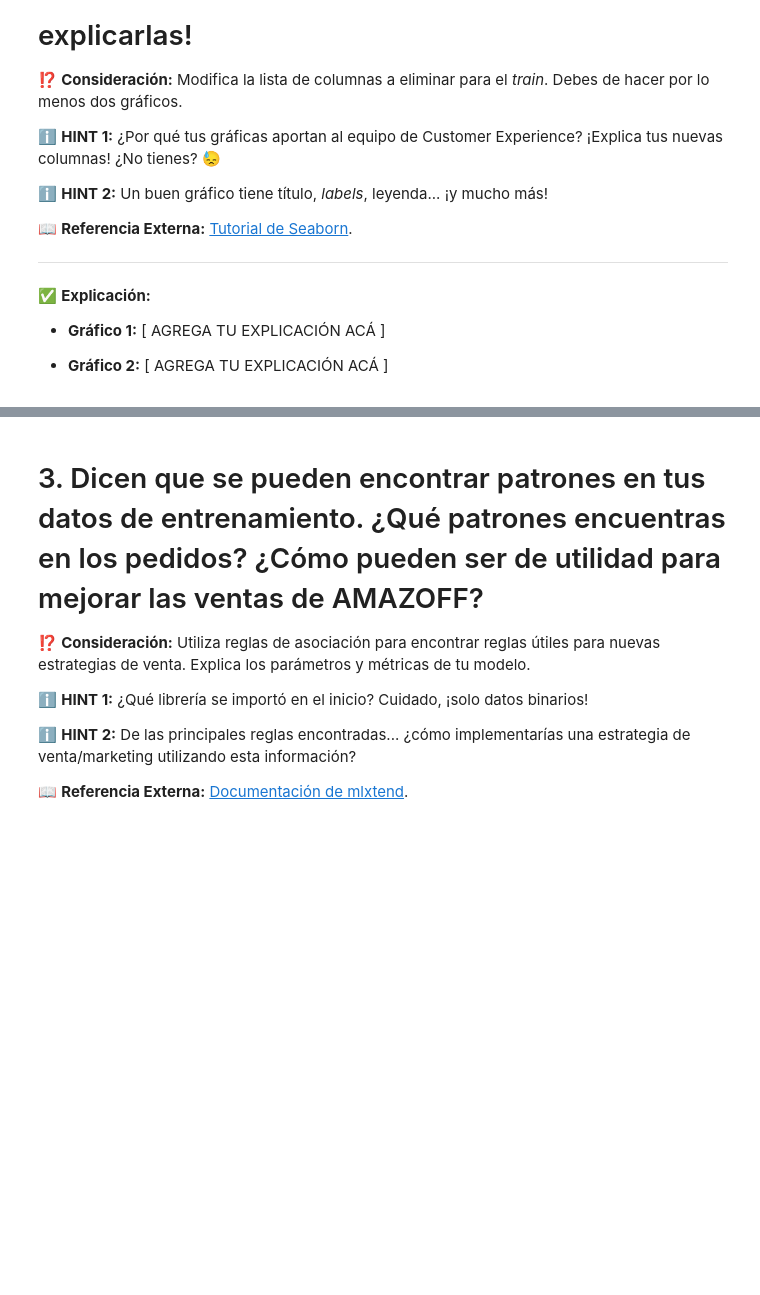
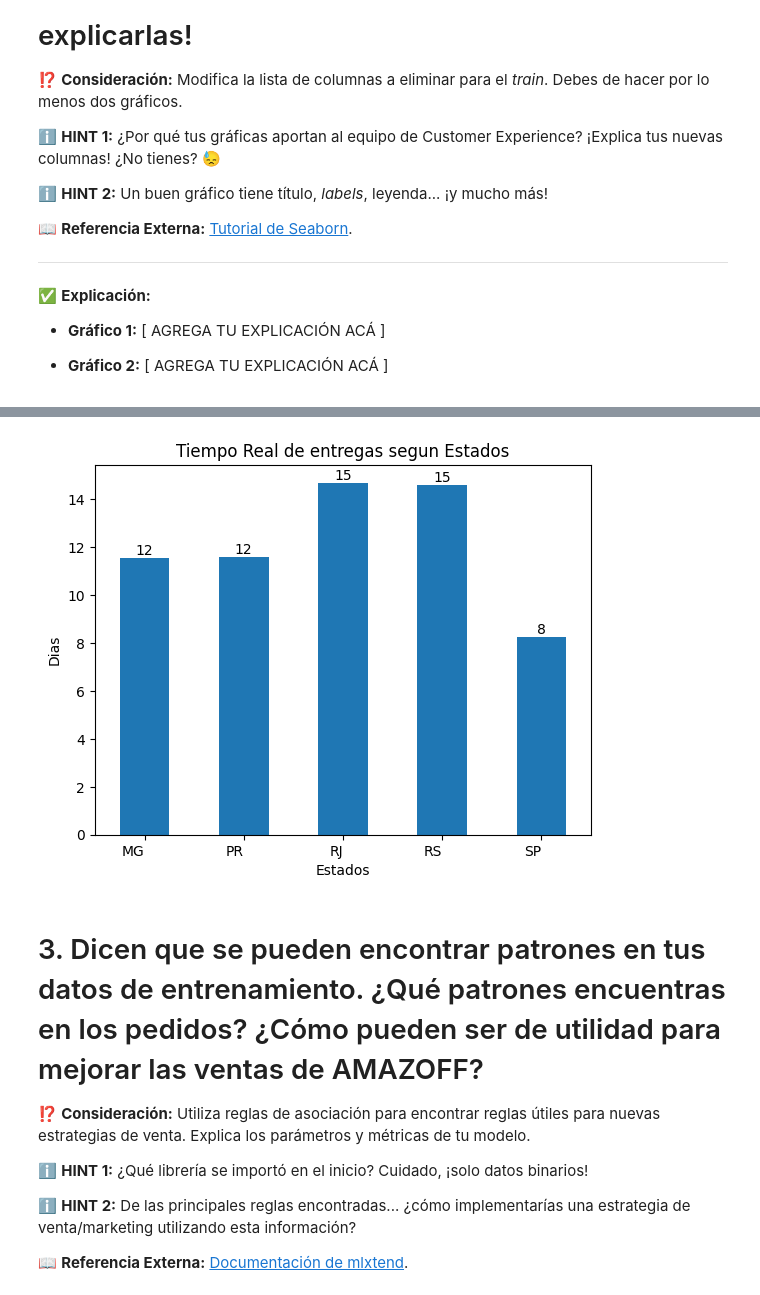
Before and after one commit to julvc/python_diplo, a Jupyter notebook: MP2.ipynb, the cells around one changed output, grey strips where cells are left out. Saved outputs shown, nothing was run; the diff lists cells and outputs as text; code cells hidden in the pictures; blank space fills up the shorter version.

```diff
--- a/MP2.ipynb
+++ b/MP2.ipynb
@@ -252,3 +253,20 @@ dtype: float64
+# %%
+# Gráfico 2: [ Tiempo Real de entregas segun Estados ]
+
+########################################################################################################################
+df['real_delivery_in_days'] = abs(df['purchased'] - df['delivered']).dt.days
+mean_delivery_times = df.groupby('state')['real_delivery_in_days'].mean()
+mean_delivery_times.plot(kind='bar')
+for i, v in enumerate(mean_delivery_times):
+    plt.text(i, v, str(round(v)), ha='center', va='bottom')
+
+plt.xlabel('Estados')
+plt.ylabel('Dias')
+plt.title('Tiempo Real de entregas segun Estados')
+plt.xticks(ticks=range(len(mean_delivery_times.index)), labels=mean_delivery_times.index, rotation=0, ha='right')
+plt.show()
+# %% [output]
+[figure, added]
 # %%
 # Modifica la lista de columnas a eliminar según consideres.
 
```
Also changed, not shown: parts of 3 cells of this notebook.
